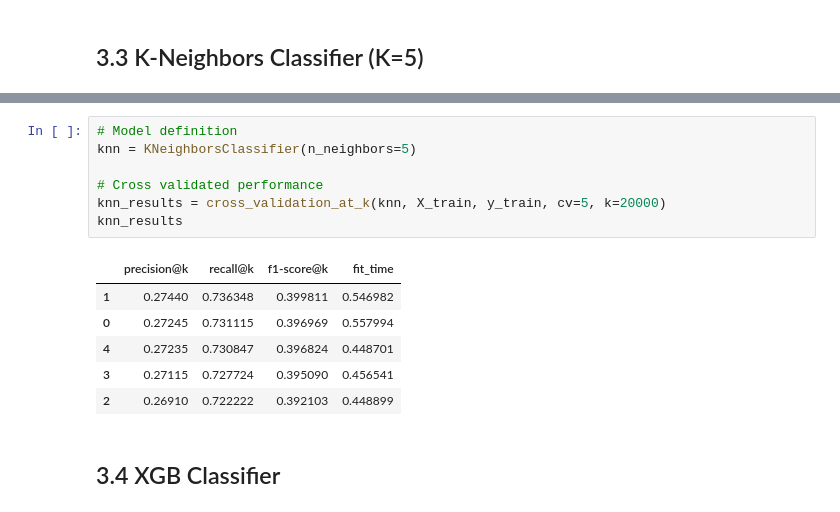
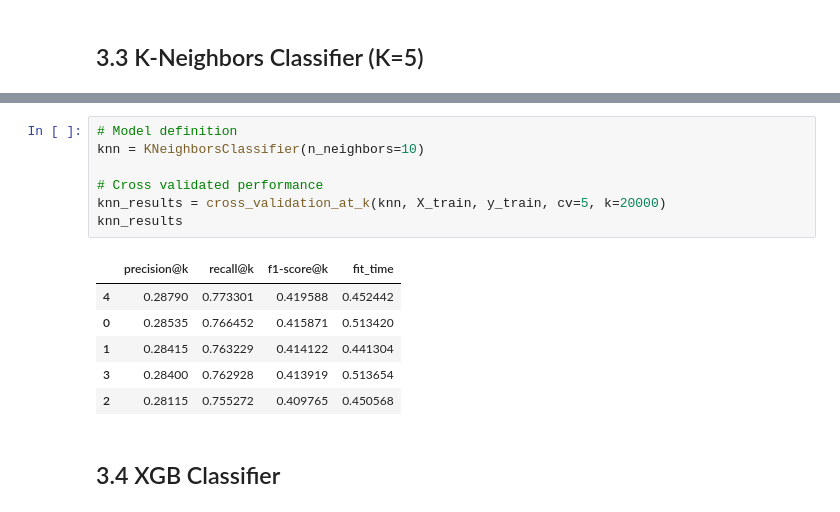
Before and after one commit to iury-repo/health_insurance_cs, a Jupyter notebook: notebooks/2-ims-modeling.ipynb, the cells around one changed output, grey strips where cells are left out. Cells and saved outputs as stored; diff of their text form.

```diff
--- a/notebooks/2-ims-modeling.ipynb
+++ b/notebooks/2-ims-modeling.ipynb
@@ -381,17 +411,17 @@ def cross_val_summary(results_dict:dict) -> pd.DataFrame:
 # %%
 # Model definition
-knn = KNeighborsClassifier(n_neighbors=5)
+knn = KNeighborsClassifier(n_neighbors=10)
 
 # Cross validated performance
 knn_results = cross_validation_at_k(knn, X_train, y_train, cv=5, k=20000)
 knn_results
 # %% [output]
 |  | precision@k | recall@k | f1-score@k | fit_time |
-| 1 | 0.27440 | 0.736348 | 0.399811 | 0.546982 |
-| 0 | 0.27245 | 0.731115 | 0.396969 | 0.557994 |
-| 4 | 0.27235 | 0.730847 | 0.396824 | 0.448701 |
-| 3 | 0.27115 | 0.727724 | 0.395090 | 0.456541 |
-| 2 | 0.26910 | 0.722222 | 0.392103 | 0.448899 |
+| 4 | 0.28790 | 0.773301 | 0.419588 | 0.452442 |
+| 0 | 0.28535 | 0.766452 | 0.415871 | 0.513420 |
+| 1 | 0.28415 | 0.763229 | 0.414122 | 0.441304 |
+| 3 | 0.28400 | 0.762928 | 0.413919 | 0.513654 |
+| 2 | 0.28115 | 0.755272 | 0.409765 | 0.450568 |
 # %% [markdown]
 ## 3.4 XGB Classifier
 # %%
```
Also changed, not shown: parts of 61 cells of this notebook.
